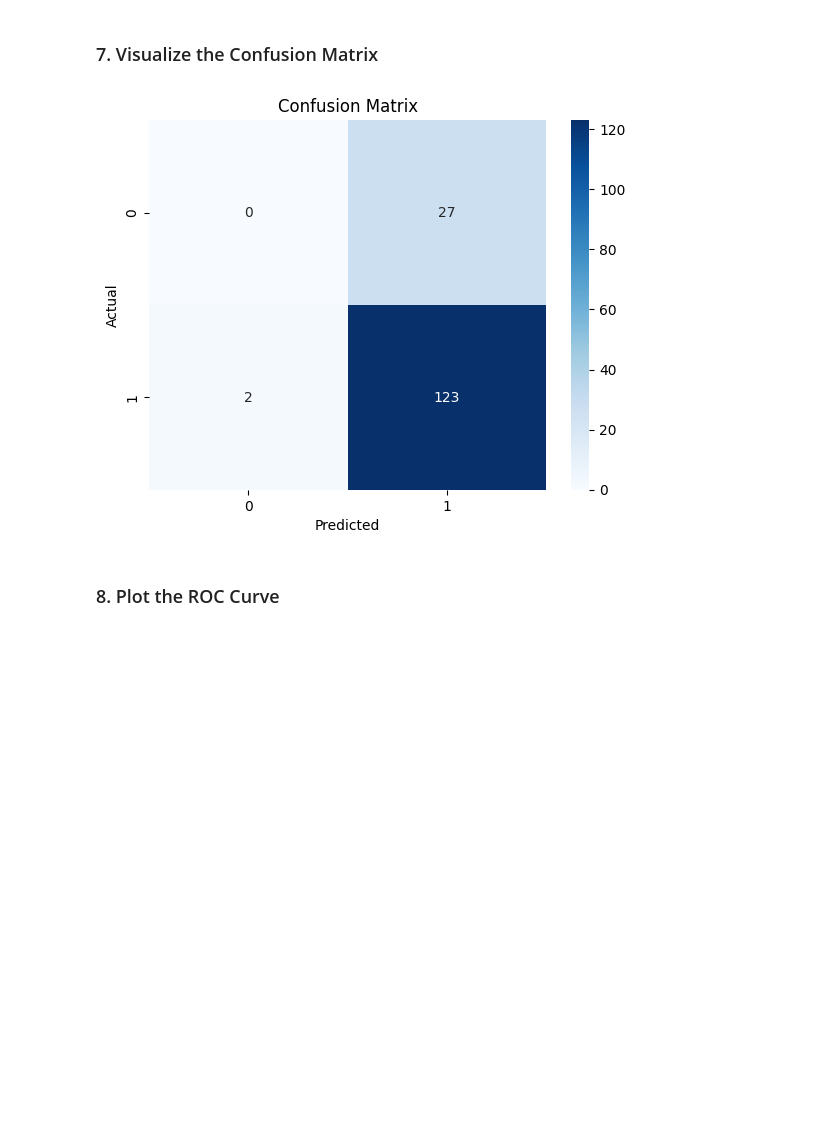
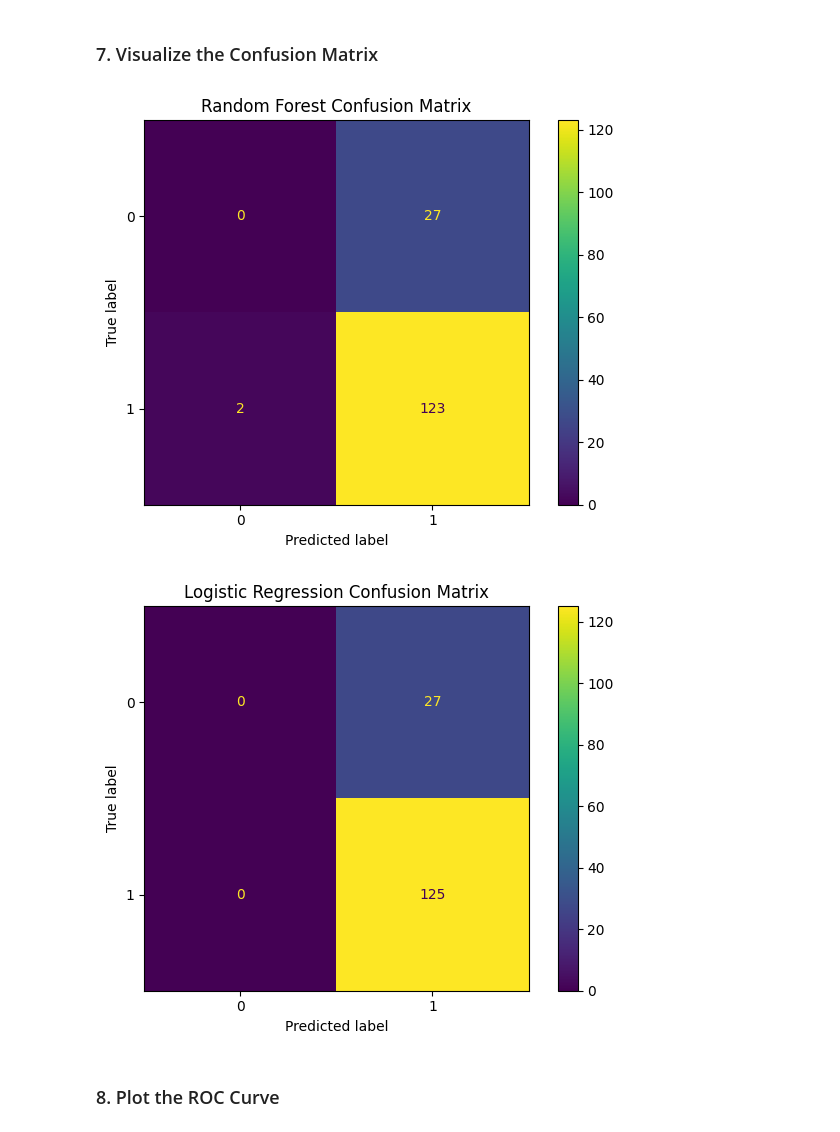
Before and after one commit to Bdowdle4/Dowdle_Analytics_Capstone, a Jupyter notebook: Notebooks/modeling.ipynb, the cells around one changed output. Cells and saved outputs as stored; diff of their text form; code cells hidden in the pictures; blank space fills up the shorter version.

```diff
--- a/Notebooks/modeling.ipynb
+++ b/Notebooks/modeling.ipynb
@@ -91,3 +78,10 @@ for train_idx, test_idx in split.split(df[categorical_cols + numeric_cols], df['
     y_test = df.iloc[test_idx]['compliance']
 # %% [markdown]
 ### 4. Train a Logistic Regression Model
+# %%
+# 5. Logistic Regression pipeline
+logreg_pipeline = Pipeline(steps=[
+    ('preprocessor', preprocessor),
+    ('classifier', LogisticRegression(max_iter=1000, random_state=42))
+])
+logreg_pipeline.fit(X_train, y_train)
@@ -94,10 +109,16 @@ for train_idx, test_idx in split.split(df[categorical_cols + numeric_cols], df['
 # %% [markdown]
 ### 5. Train a Random Forest Model
 # %%
-# Grid search
-grid = GridSearchCV(pipeline, param_grid, cv=5, scoring='f1')
-grid.fit(X_train, y_train)
-
-# Best model
-best_model = grid.best_estimator_
-print("Best Parameters:", grid.best_params_)
+# 4. Random Forest pipeline (from previous code)
+rf_pipeline = Pipeline(steps=[
+    ('preprocessor', preprocessor),
+    ('classifier', RandomForestClassifier(random_state=42))
+])
+rf_params = {
+    'classifier__n_estimators': [100],
+    'classifier__max_depth': [5],
+    'classifier__min_samples_split': [4]
+}
+rf_grid = GridSearchCV(rf_pipeline, rf_params, cv=5, scoring='f1')
+rf_grid.fit(X_train, y_train)
+rf_best = rf_grid.best_estimator_
@@ -127,13 +156,20 @@ ROC AUC Score: 0.74
 # %% [markdown]
 ### 7. Visualize the Confusion Matrix
 # %%
-sns.heatmap(confusion_matrix(y_test, y_pred), annot=True, fmt='d', cmap='Blues')
-plt.title("Confusion Matrix")
-plt.xlabel("Predicted")
-plt.ylabel("Actual")
+# 7. Confusion Matrix - Random Forest
+ConfusionMatrixDisplay.from_estimator(rf_best, X_test, y_test)
+plt.title("Random Forest Confusion Matrix")
+plt.tight_layout()
 plt.show()
+
+# 8. Confusion Matrix - Logistic Regression
+ConfusionMatrixDisplay.from_estimator(logreg_pipeline, X_test, y_test)
+plt.title("Logistic Regression Confusion Matrix")
+plt.tight_layout()
+plt.show()
 # %% [output]
-[figure, old version]
+[figure, new version]
+[figure, added]
 # %% [markdown]
 ### 8. Plot the ROC Curve
 # %%
```
Also changed, not shown: parts of 6 cells of this notebook.
